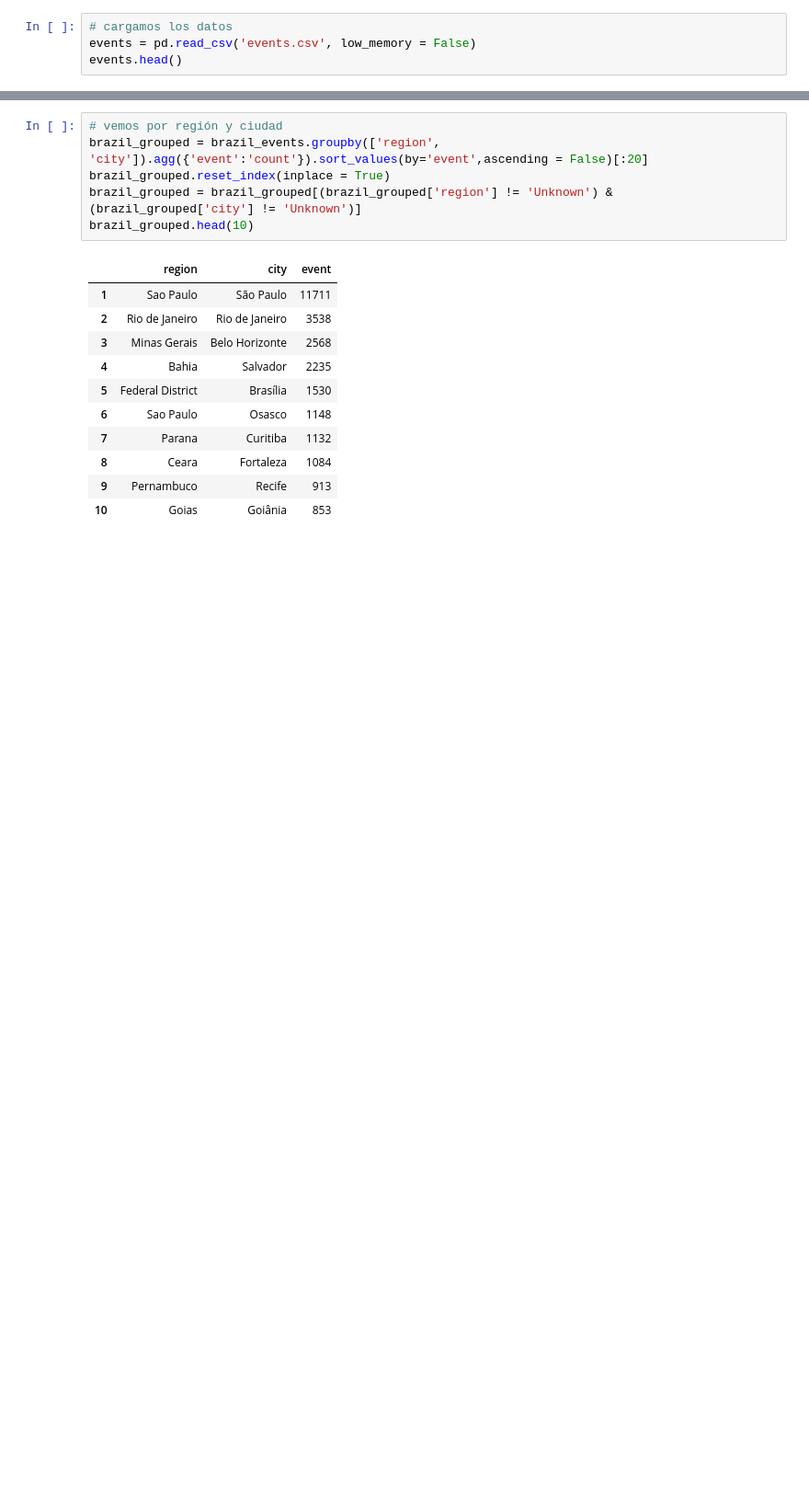
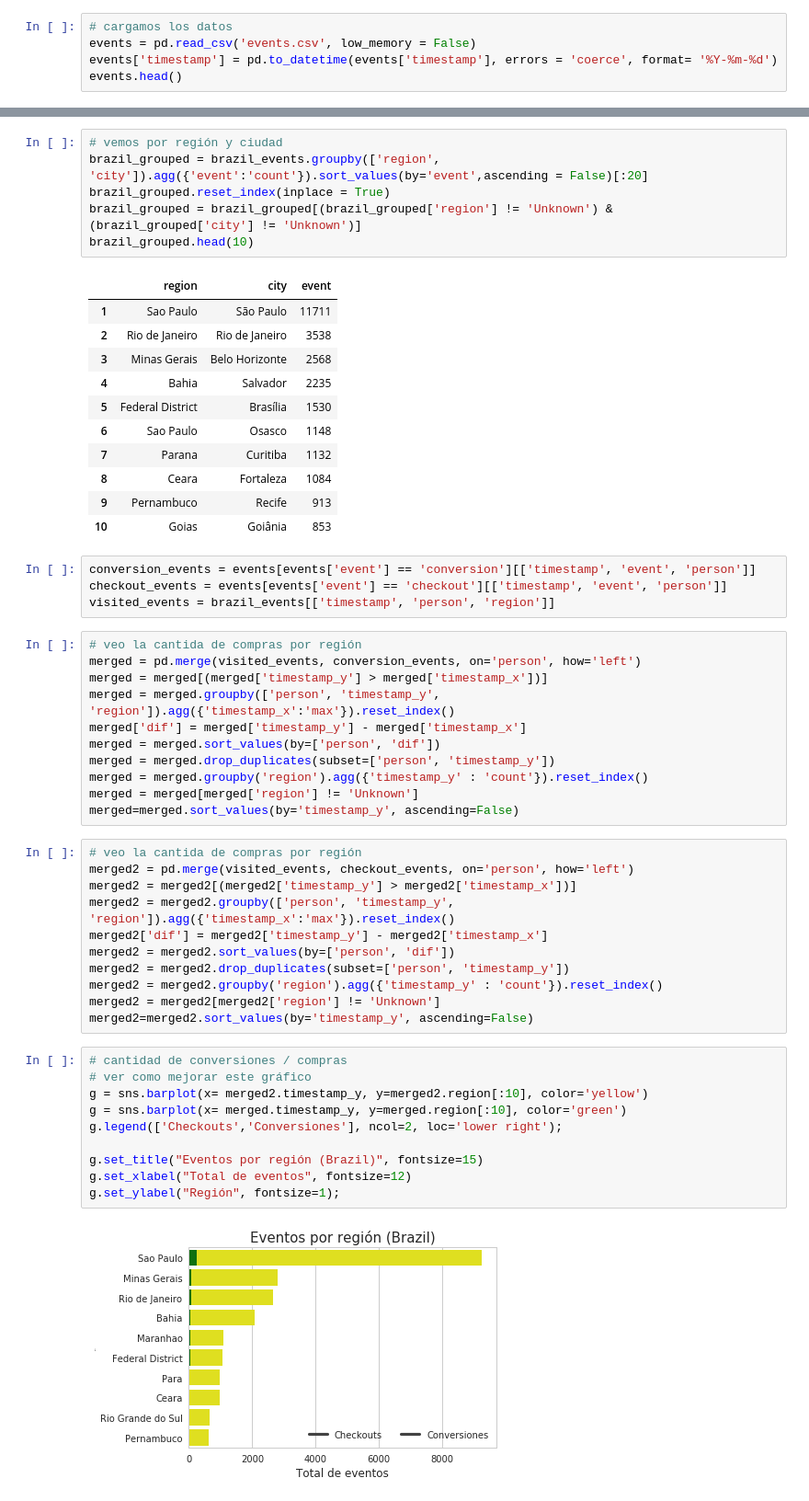
Before and after one commit to jowisaidman/tp1_analisis_exploratorio, a Jupyter notebook: Notebooks/Camila/Resumen/location_analisis.ipynb, the cells around one changed output, grey strips where cells are left out. Shown at 92% size. Cells and saved outputs as stored; diff of their text form; blank space fills up the shorter version.

```diff
--- a/Notebooks/Camila/Resumen/location_analisis.ipynb
+++ b/Notebooks/Camila/Resumen/location_analisis.ipynb
@@ -12,6 +12,7 @@ sns.set(style="whitegrid")
 # %%
 # cargamos los datos
 events = pd.read_csv('events.csv', low_memory = False)
+events['timestamp'] = pd.to_datetime(events['timestamp'], errors = 'coerce', format= '%Y-%m-%d')
 events.head()
 # %% [output]
 |  | timestamp | event | person | url | sku | model | condition | storage | color | skus | ... | ... |
@@ -102,3 +103,41 @@ brazil_grouped.head(10)
 | 8 | Ceara | Fortaleza | 1084 |
 | 9 | Pernambuco | Recife | 913 |
 | 10 | Goias | Goiânia | 853 |
+# %%
+conversion_events = events[events['event'] == 'conversion'][['timestamp', 'event', 'person']]
+checkout_events = events[events['event'] == 'checkout'][['timestamp', 'event', 'person']]
+visited_events = brazil_events[['timestamp', 'person', 'region']]
+# %%
+# veo la cantida de compras por región
+merged = pd.merge(visited_events, conversion_events, on='person', how='left')
+merged = merged[(merged['timestamp_y'] > merged['timestamp_x'])]
+merged = merged.groupby(['person', 'timestamp_y', 'region']).agg({'timestamp_x':'max'}).reset_index()
+merged['dif'] = merged['timestamp_y'] - merged['timestamp_x']
+merged = merged.sort_values(by=['person', 'dif'])
+merged = merged.drop_duplicates(subset=['person', 'timestamp_y'])
+merged = merged.groupby('region').agg({'timestamp_y' : 'count'}).reset_index()
+merged = merged[merged['region'] != 'Unknown']
+merged=merged.sort_values(by='timestamp_y', ascending=False)
+# %%
+# veo la cantida de compras por región
+merged2 = pd.merge(visited_events, checkout_events, on='person', how='left')
+merged2 = merged2[(merged2['timestamp_y'] > merged2['timestamp_x'])]
+merged2 = merged2.groupby(['person', 'timestamp_y', 'region']).agg({'timestamp_x':'max'}).reset_index()
+merged2['dif'] = merged2['timestamp_y'] - merged2['timestamp_x']
+merged2 = merged2.sort_values(by=['person', 'dif'])
+merged2 = merged2.drop_duplicates(subset=['person', 'timestamp_y'])
+merged2 = merged2.groupby('region').agg({'timestamp_y' : 'count'}).reset_index()
+merged2 = merged2[merged2['region'] != 'Unknown']
+merged2=merged2.sort_values(by='timestamp_y', ascending=False)
+# %%
+# cantidad de conversiones / compras
+# ver como mejorar este gráfico
+g = sns.barplot(x= merged2.timestamp_y, y=merged2.region[:10], color='yellow')
+g = sns.barplot(x= merged.timestamp_y, y=merged.region[:10], color='green')
+g.legend(['Checkouts','Conversiones'], ncol=2, loc='lower right');
+
+g.set_title("Eventos por región (Brazil)", fontsize=15)
+g.set_xlabel("Total de eventos", fontsize=12)
+g.set_ylabel("Región", fontsize=1);
+# %% [output]
+[figure, added]
```
